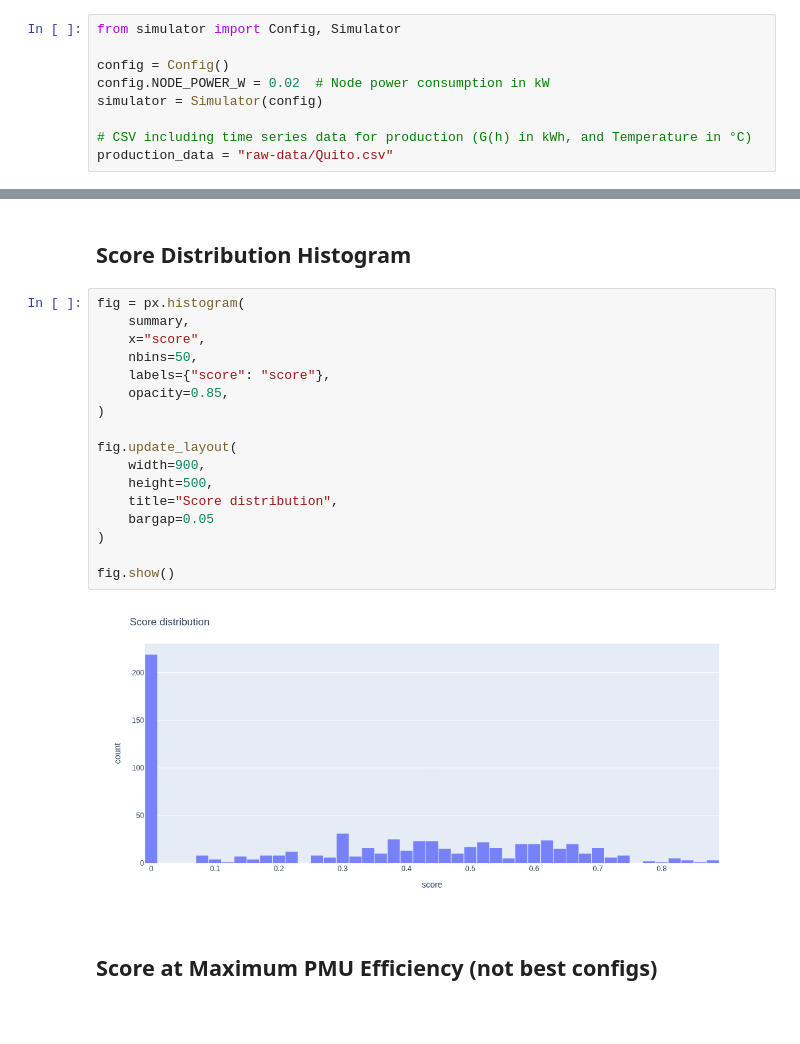
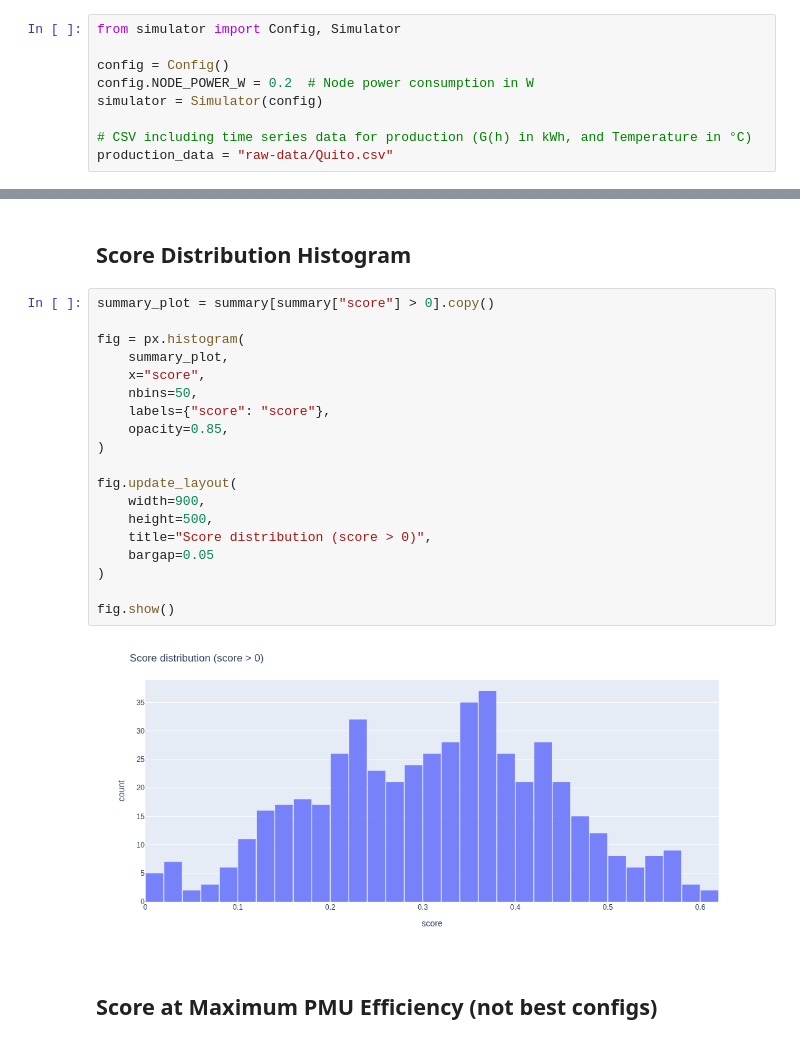
Before and after one commit to UCLM-ARCO/oasis-ehs, a Jupyter notebook: analyze-dataset-Quito.ipynb, the cells around one changed output, grey strips where cells are left out. Saved outputs shown, nothing was run; the diff lists cells and outputs as text; blank space fills up the shorter version.

```diff
--- a/analyze-dataset-Quito.ipynb
+++ b/analyze-dataset-Quito.ipynb
@@ -2,7 +2,7 @@
 from simulator import Config, Simulator
 
 config = Config()
-config.NODE_POWER_W = 0.02  # Node power consumption in kW
+config.NODE_POWER_W = 0.2  # Node power consumption in W
 simulator = Simulator(config)
 
 # CSV including time series data for production (G(h) in kWh, and Temperature in °C)
@@ -147,24 +177,26 @@ fig.show()
 # %% [markdown]
 ## Score Distribution Histogram
 # %%
+summary_plot = summary[summary["score"] > 0].copy()
+
 fig = px.histogram(
-    summary,
+    summary_plot,
     x="score",
     nbins=50,
     labels={"score": "score"},
     opacity=0.85,
 )
 
 fig.update_layout(
     width=900,
     height=500,
-    title="Score distribution",
+    title="Score distribution (score > 0)",
     bargap=0.05
 )
 
 fig.show()
 # %% [output]
-[figure, old version]
+[figure, new version]
 # %% [markdown]
 ## Score at Maximum PMU Efficiency (not best configs)
 # %%
```
Also changed, not shown: parts of 29 cells of this notebook, 1 other file.
